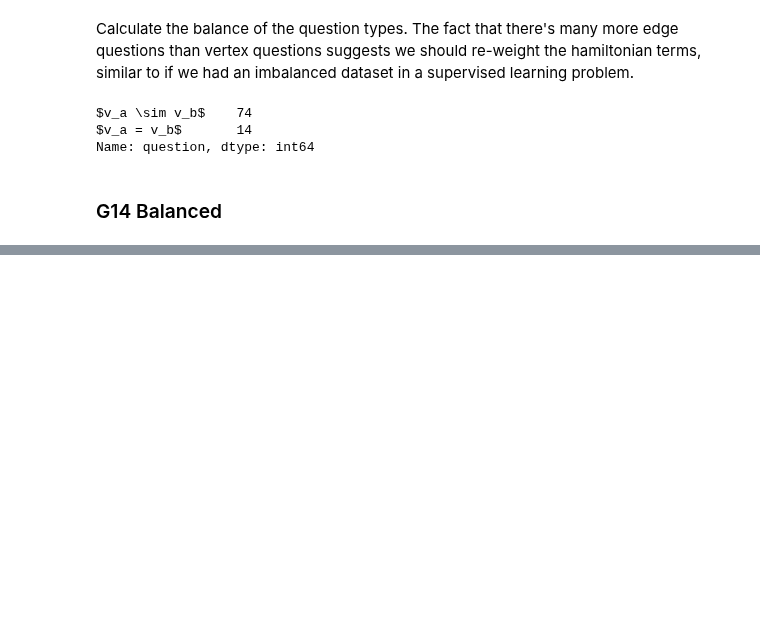
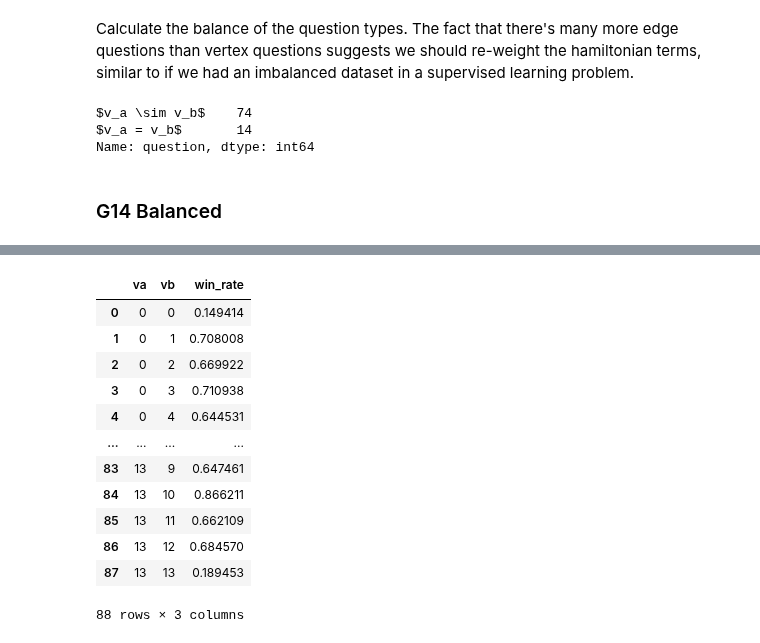
Before and after one commit to jfurches/nonlocalgames, a Jupyter notebook: g14.ipynb, the cells around one changed output, grey strips where cells are left out. Cells and saved outputs as stored; diff of their text form; code cells hidden in the pictures; blank space fills up the shorter version.

```diff
--- a/g14.ipynb
+++ b/g14.ipynb
@@ -349,13 +368,27 @@ df
 # %%
 def winrate(gdf: pd.DataFrame):
     if np.all(gdf.va == gdf.vb):
         return gdf.loc[gdf.ca == gdf.cb].n.sum() / N
     else:
         return gdf.loc[gdf.ca != gdf.cb].n.sum() / N
 
 wr = df.groupby(['va', 'vb']).apply(winrate).reset_index(name='win_rate')
-wr.to_csv('data/g14_win_rate.csv', index=False)
+wr.to_csv('data/g14_balanced/g14_win_rate.csv', index=False)
 wr
+# %% [output]
+|  | va | vb | win_rate |
+| 0 | 0 | 0 | 0.149414 |
+| 1 | 0 | 1 | 0.708008 |
+| 2 | 0 | 2 | 0.669922 |
+| 3 | 0 | 3 | 0.710938 |
+| 4 | 0 | 4 | 0.644531 |
+| ... | ... | ... | ... |
+| 83 | 13 | 9 | 0.647461 |
+| 84 | 13 | 10 | 0.866211 |
+| 85 | 13 | 11 | 0.662109 |
+| 86 | 13 | 12 | 0.684570 |
+| 87 | 13 | 13 | 0.189453 |
+88 rows × 3 columns
 # %%
 import matplotlib.pyplot as plt
 import seaborn as sns
```
Also changed, not shown: parts of 7 cells of this notebook, 13 other files.
